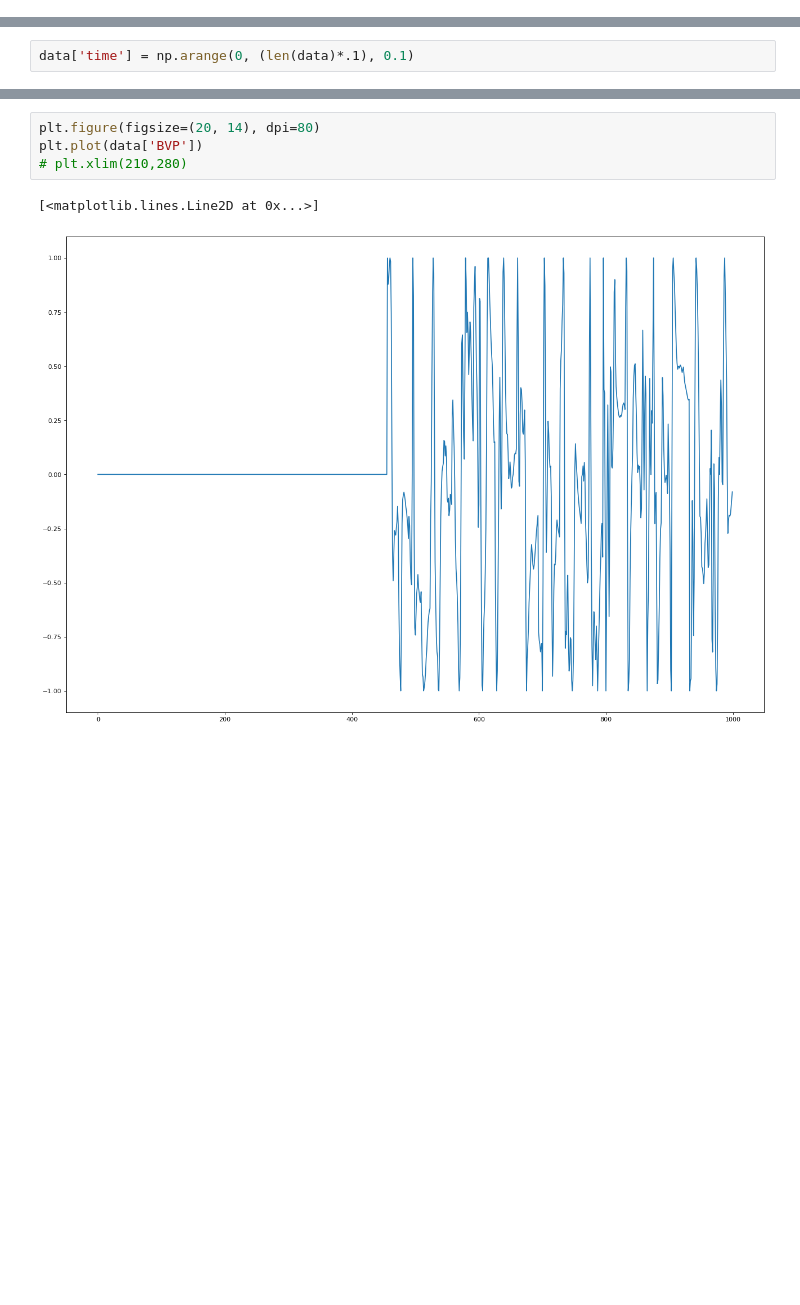
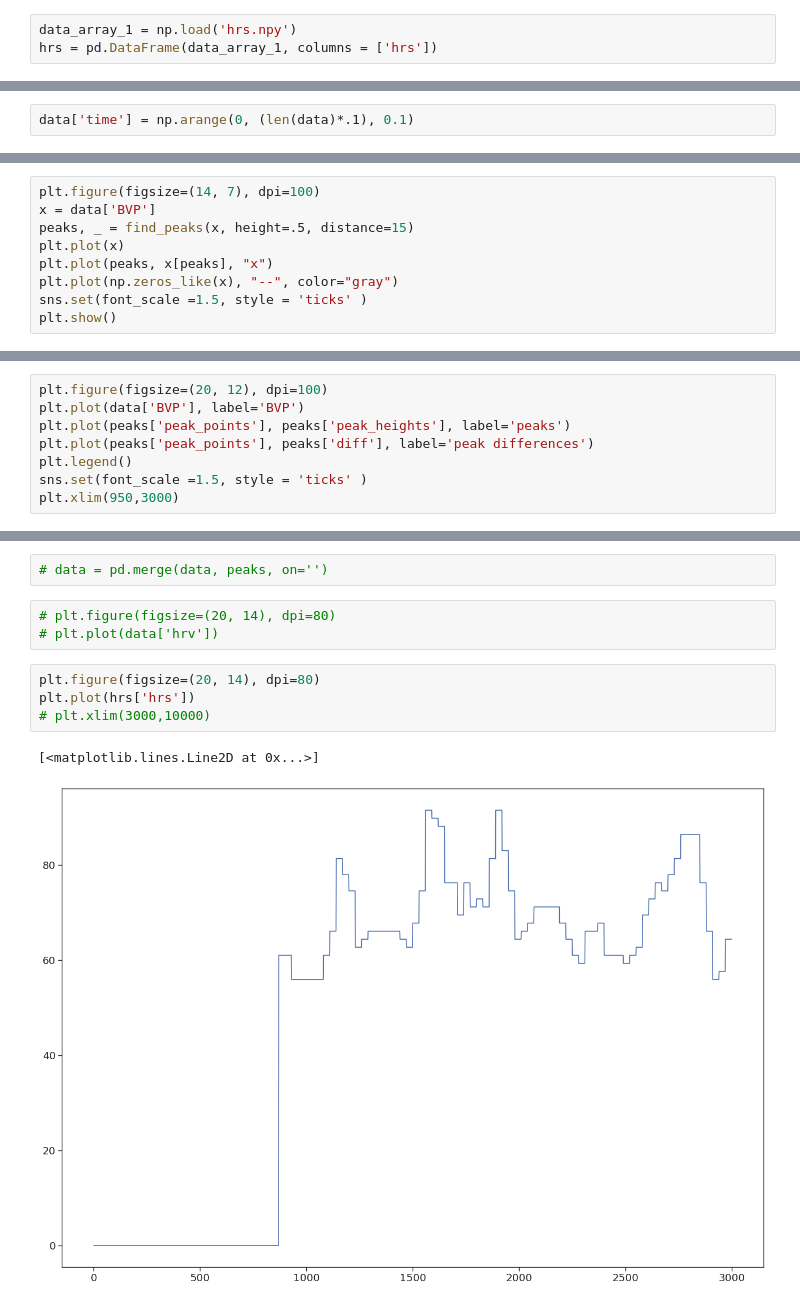
Before and after one commit to RamfisCenteno/rPPG, a Jupyter notebook: Untitled.ipynb, the cells around one changed output, grey strips where cells are left out. Saved outputs shown, nothing was run; the diff lists cells and outputs as text; blank space fills up the shorter version.

Commit message:
add data files and update data points in plot_count.py

```diff
--- a/Untitled.ipynb
+++ b/Untitled.ipynb
@@ -5,3 +11,6 @@ import matplotlib.pyplot as plt
 # %%
 data_array = np.load('pulse.npy')
 data = pd.DataFrame(data_array, columns = ['BVP'])
+# %%
+data_array_1 = np.load('hrs.npy')
+hrs = pd.DataFrame(data_array_1, columns = ['hrs'])
@@ -59,0 +140,9 @@ data
+# %%
+plt.figure(figsize=(14, 7), dpi=100)
+x = data['BVP']
+peaks, _ = find_peaks(x, height=.5, distance=15)
+plt.plot(x)
+plt.plot(peaks, x[peaks], "x")
+plt.plot(np.zeros_like(x), "--", color="gray")
+sns.set(font_scale =1.5, style = 'ticks' )
+plt.show()
@@ -59,0 +223,8 @@ data
+# %%
+plt.figure(figsize=(20, 12), dpi=100)
+plt.plot(data['BVP'], label='BVP')
+plt.plot(peaks['peak_points'], peaks['peak_heights'], label='peaks')
+plt.plot(peaks['peak_points'], peaks['diff'], label='peak differences')
+plt.legend()
+sns.set(font_scale =1.5, style = 'ticks' )
+plt.xlim(950,3000)
@@ -60,7 +241,12 @@ data
+# %%
+# data = pd.merge(data, peaks, on='')
+# %%
+# plt.figure(figsize=(20, 14), dpi=80)
+# plt.plot(data['hrv'])
 # %%
 plt.figure(figsize=(20, 14), dpi=80)
-plt.plot(data['BVP'])
-# plt.xlim(210,280)
+plt.plot(hrs['hrs'])
+# plt.xlim(3000,10000)
 # %% [output]
 [<matplotlib.lines.Line2D at 0x...>]
-[figure, old version]
+[figure, new version]
```
Also changed, not shown: parts of 21 cells of this notebook, 9 other files.
